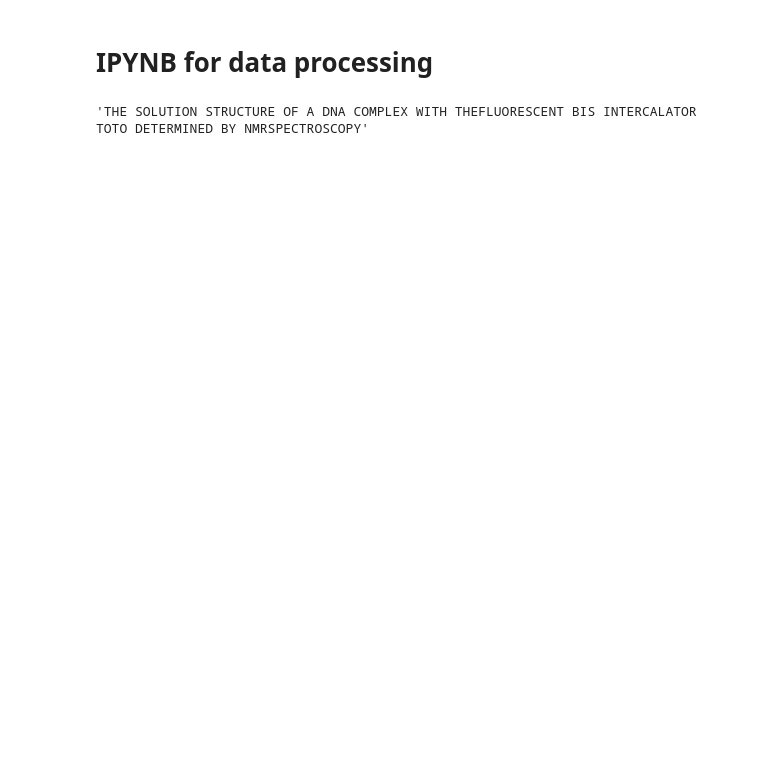
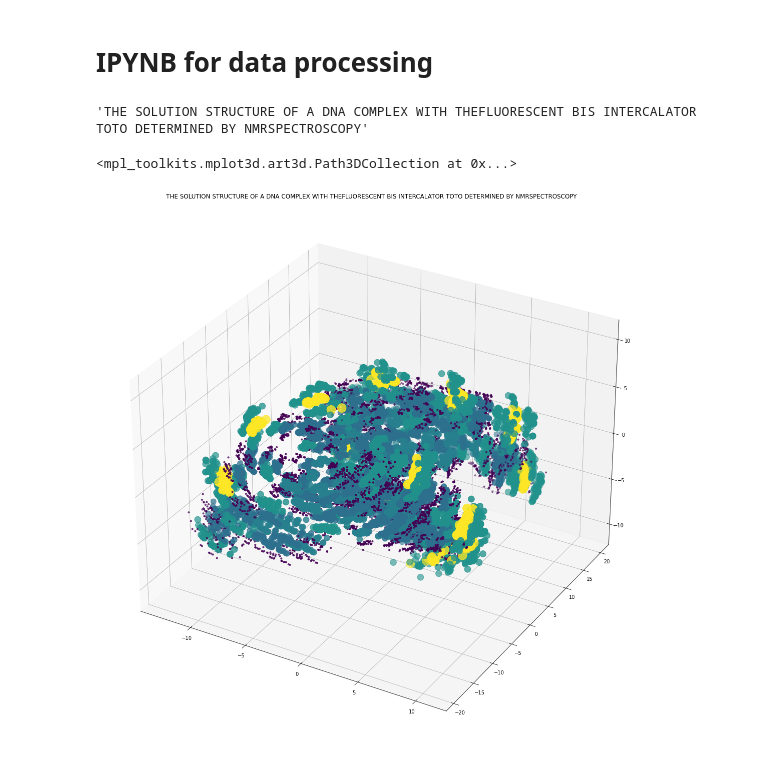
Before and after one commit to officialprofile/P-View, a Jupyter notebook: data processing.ipynb, the cells around one changed output. Saved outputs shown, nothing was run; the diff lists cells and outputs as text; code cells hidden in the pictures; blank space fills up the shorter version.

Commit message:
Added 3D scatter plot

```diff
--- a/data processing.ipynb
+++ b/data processing.ipynb
@@ -20,4 +24,14 @@ title
 x, y, z = [float(i[6]) for i in data], [float(i[7]) for i in data], [float(i[8]) for i in data]
 atoms = [i[-1] for i in data]
 # %%
-mass = {'H':1, 'He':4, 'C':12, 'O': 16}
+mass = {'H':1, 'He':4, 'C':12, 'O': 16, 'N':14, 'P':31}
+# %%
+fig = plt.figure(figsize=(20,20))
+ax = plt.axes(projection='3d', title = title)
+ax.scatter3D(x, y, z,
+             c=[mass[atom] for atom in atoms],
+             s=[10*mass[atom] for atom in atoms],
+             cmap='viridis')
+# %% [output]
+<mpl_toolkits.mplot3d.art3d.Path3DCollection at 0x...>
+[figure, added]
```
Also changed, not shown: parts of 1 cell of this notebook.
